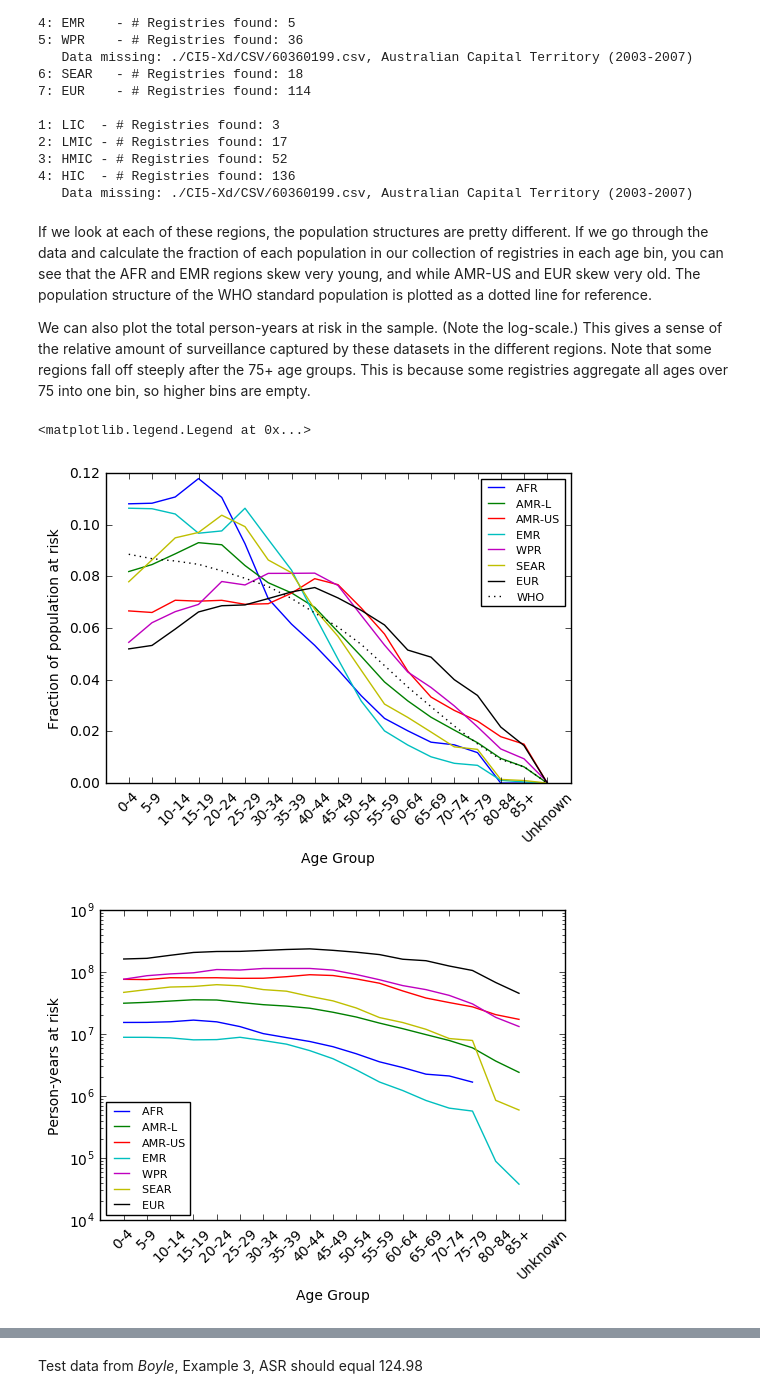
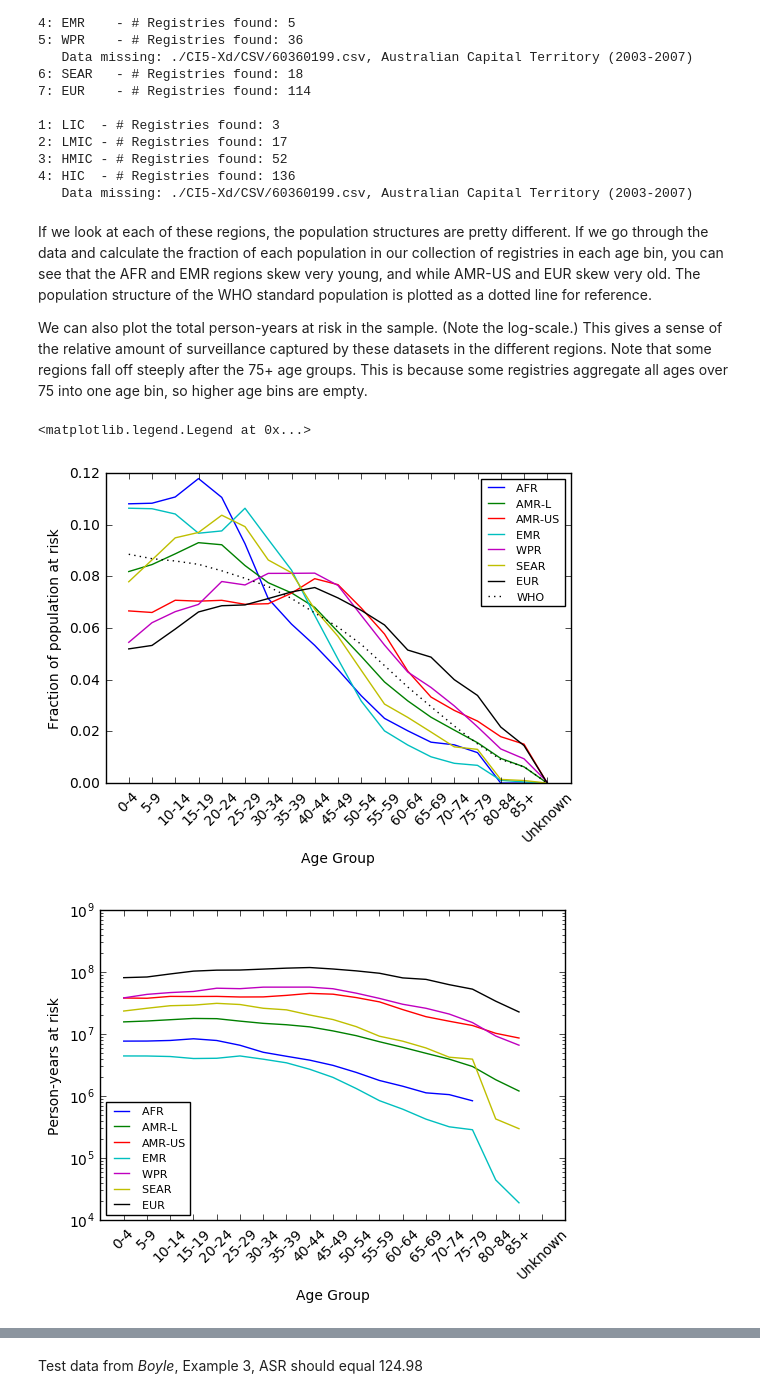
Before and after one commit to BellKoffieNahed2017/tumorAnalysis, a Jupyter notebook: Tumor Analysis from CI5-Xd.ipynb, the cells around one changed output, grey strips where cells are left out. Cells and saved outputs as stored; diff of their text form; code cells hidden in the pictures.

Commit message:
Added test routines and data called out in comments, fixed bug that multiple-counted person-years at risk when counting multiple tumors, added in 95% CIs

```diff
--- a/Tumor Analysis from CI5-Xd.ipynb
+++ b/Tumor Analysis from CI5-Xd.ipynb
@@ -16,11 +16,10 @@ import math
 # %% [markdown]
 We'll define a WHO standard population for the 18 age groups in the CI5 dataset. Ref: https://seer.cancer.gov/stdpopulations/world.who.html
 # %%
-whoStandardPop = np.array([88569, 86870, 85970, 84670, 82171,
-                  79272, 76073, 71475, 65877, 60379,
-                  53681, 45484, 37187, 29590, 22092,
-                  15195,  9097, (4398+1500+400+50), 0])/10     # Add a 0 on the end for the 'Unknown' classification
-round(sum(whoStandardPop))                                     # Standard population sums to 100,000
+whoStandardPop = np.array([88569, 86870, 85970, 84670, 82171, 79272, 76073, 71475, 65877, 60379,
+                  53681, 45484, 37187, 29590, 22092, 15195,  9097, (4398+1500+400+50), 0])/10
+                                                        # Add a 0 on the end for the 'Unknown' classification
+round(sum(whoStandardPop))                              # Standard population sums to 100,000
 # %% [output]
 100000.0
 # %% [markdown]
@@ -107,8 +121,10 @@ Listing any of these codes in the variable `useTumors` below will include them i
 # %%
 useAges   = np.array([4,5,6,7,8,9,10,11,12,13,14,15,16,17,18])       # Use ages 15-85+
 useSexes  = [1,2]                                                    # Use both male and female
-useTumors = [183,194]
+useTumors = [183,184]
+# Use 183, 184 for Meningioma and all CNS tumors (C70, C71, C72)
 # Use 183, 194 for Meningioma and brain tumors (C70, C71)
+# Use 195 for Spine, cauda, cranial nerve, and NOS tumors (C72)
 # Use 196 for Spine and cauda tumors (C72.0-1)
 # %% [markdown]
 Now for each region, we'll load the data from each registry and extract the records that meet our search critera based on age, sex, and tumor type, and store the data in a dictionary called: `regionData[]`
@@ -196,7 +211,7 @@ for incomeN in range(1, 5):
 # %% [markdown]
 If we look at each of these regions, the population structures are pretty different. If we go through the data and calculate the fraction of each population in our collection of registries in each age bin, you can see that the AFR and EMR regions skew very young, and while AMR-US and EUR skew very old. The population structure of the WHO standard population is plotted as a dotted line for reference.
 
-We can also plot the total person-years at risk in the sample. (Note the log-scale.) This gives a sense of the relative amount of surveillance captured by these datasets in the different regions. Note that some regions fall off steeply after the 75+ age groups. This is because some registries aggregate all ages over 75 into one bin, so higher bins are empty.
+We can also plot the total person-years at risk in the sample. (Note the log-scale.) This gives a sense of the relative amount of surveillance captured by these datasets in the different regions. Note that some regions fall off steeply after the 75+ age groups. This is because some registries aggregate all ages over 75 into one age bin, so higher age bins are empty.
 # %%
 for regionN in range(1, 8):
     data = regionData[regionN]
@@ -208,39 +223,39 @@ for regionN in range(1, 8):
     for ageN in np.arange(1,20):
         ageD = data[data['Age'] == ageN]
         cases[ageN-1]       = sum(ageD['Cases'])
-        personYears[ageN-1] = sum(ageD['PersonYears'])
+        personYears[ageN-1] = sum(ageD['PersonYears'])/len(useTumors) # Don't double-count
         ageRate[ageN-1] = cases[ageN-1]/personYears[ageN-1]*100000
 
     plt.figure(1)
     plt.plot(np.arange(1,20), personYears/sum(personYears),'-',label=regionList[regionN-1])
 
     plt.figure(2)
     personYears[personYears < 10**4] = float('NaN') # Don't plot ages with very few person-years
     plt.plot(np.arange(1,19), personYears[0:18],'-',label=regionList[regionN-1])
 
 
 plt.figure(1)
 ax = plt.gca()
 ax.set_xticks(np.arange(1,20))
 ax.set_xticklabels(ageList, rotation=45)
 plt.xlim(0,20)
 plt.xlabel('Age Group')
 plt.ylabel('Fraction of population at risk')
 plt.plot(np.arange(1,20), whoStandardPop/sum(whoStandardPop),'k:',label='WHO')
 plt.legend(loc='upper right',prop={'size':8})
 
 plt.figure(2)
 ax = plt.gca()
 ax.set_yscale('log')
 plt.ylim(10**4,10**9)
 ax.set_xticks(np.arange(1,20))
 ax.set_xticklabels(ageList, rotation=45)
 plt.xlim(0,20)
 plt.xlabel('Age Group')
 plt.ylabel('Person-years at risk')
 plt.legend(loc='lower left',prop={'size':8})
 # %% [output]
 <matplotlib.legend.Legend at 0x...>
 [figure]
-[figure, old version]
+[figure, new version]
 # %% [markdown]
```
Also changed, not shown: parts of 10 cells of this notebook, 1 other file.
